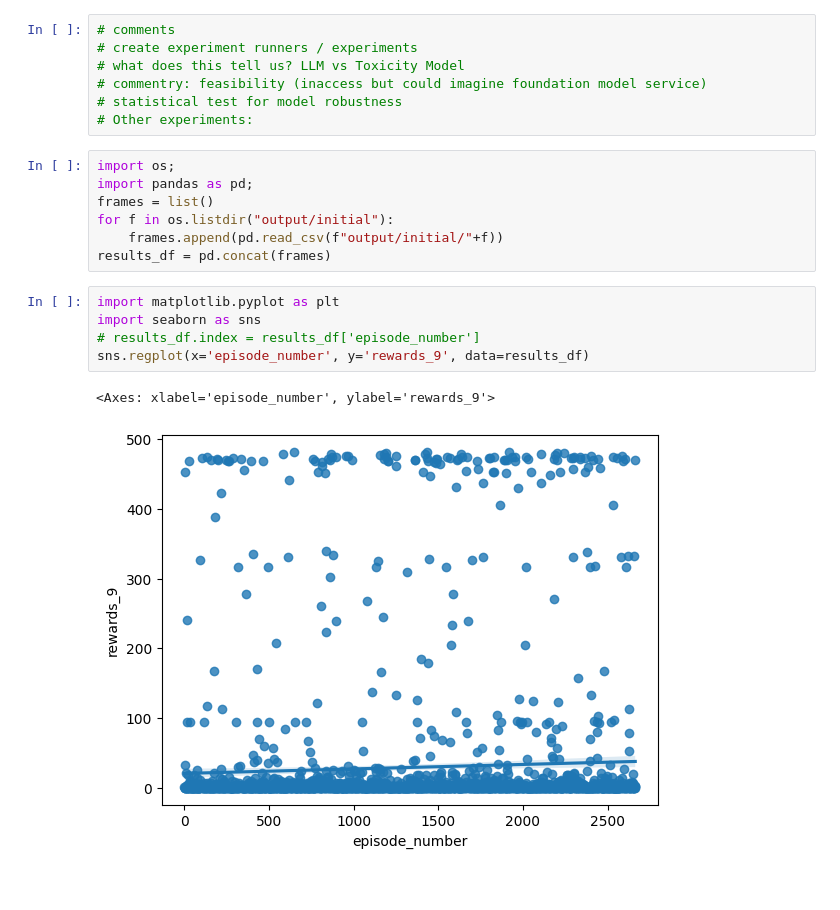
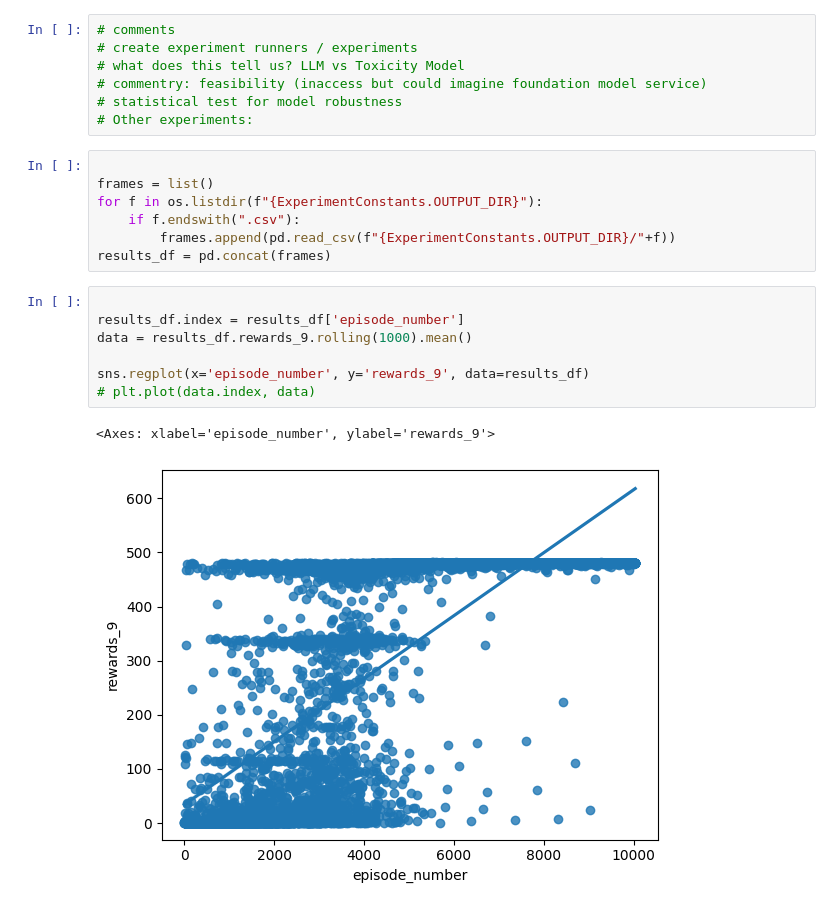
Before and after one commit to notsoprocoder/rl-prompt, a Jupyter notebook: no_base_text_experiment.ipynb, the cells around one changed output. Drawn from its saved outputs; the diff is of its cells as text.

```diff
--- a/no_base_text_experiment.ipynb
+++ b/no_base_text_experiment.ipynb
@@ -271,17 +244,19 @@ The initial experiment experiment aims to train an agent to generate a prompts o
 # statistical test for model robustness
 # Other experiments:
 # %%
-import os;
-import pandas as pd;
+
 frames = list()
-for f in os.listdir("output/initial"):
-    frames.append(pd.read_csv(f"output/initial/"+f))
+for f in os.listdir(f"{ExperimentConstants.OUTPUT_DIR}"):
+    if f.endswith(".csv"):
+        frames.append(pd.read_csv(f"{ExperimentConstants.OUTPUT_DIR}/"+f))
 results_df = pd.concat(frames)
 # %%
-import matplotlib.pyplot as plt
-import seaborn as sns
-# results_df.index = results_df['episode_number']
+
+results_df.index = results_df['episode_number']
+data = results_df.rewards_9.rolling(1000).mean()
+
 sns.regplot(x='episode_number', y='rewards_9', data=results_df)
+# plt.plot(data.index, data)
 # %% [output]
 <Axes: xlabel='episode_number', ylabel='rewards_9'>
-[figure, old version]
+[figure, new version]
```
Also changed, not shown: parts of 4 cells of this notebook, 4 other files.
